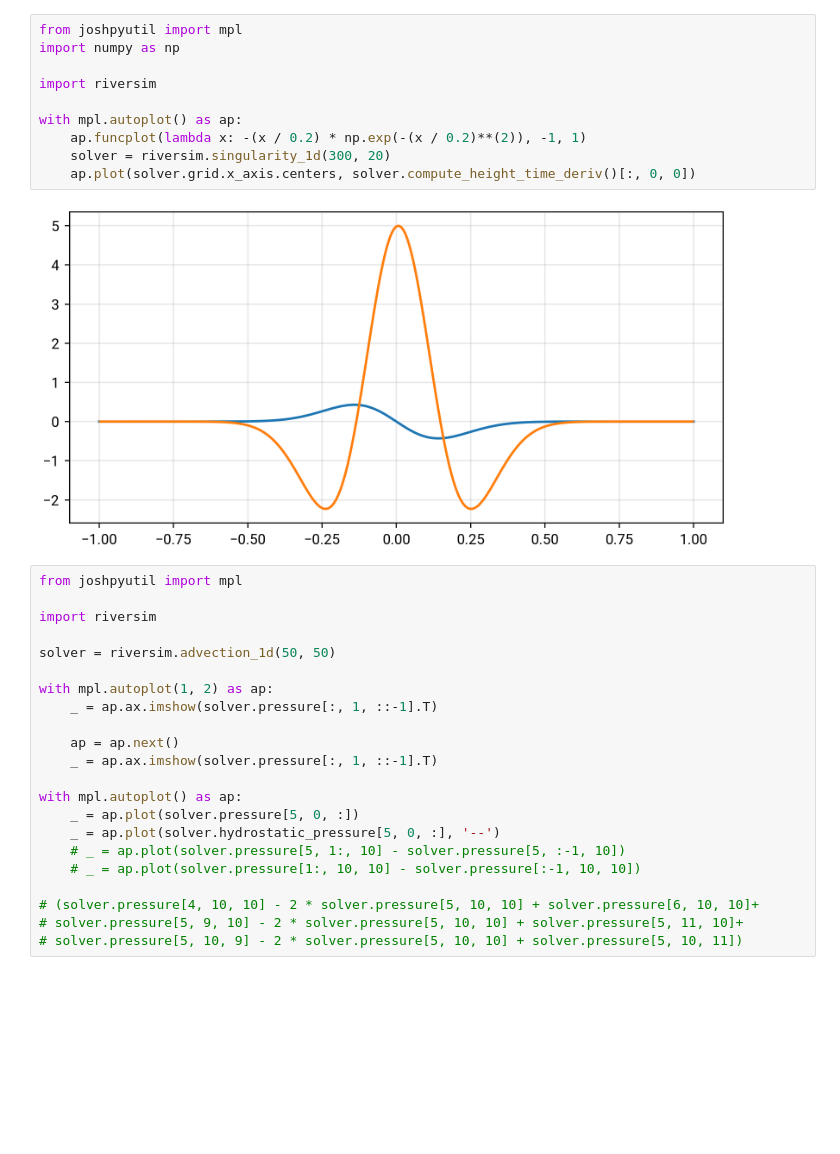
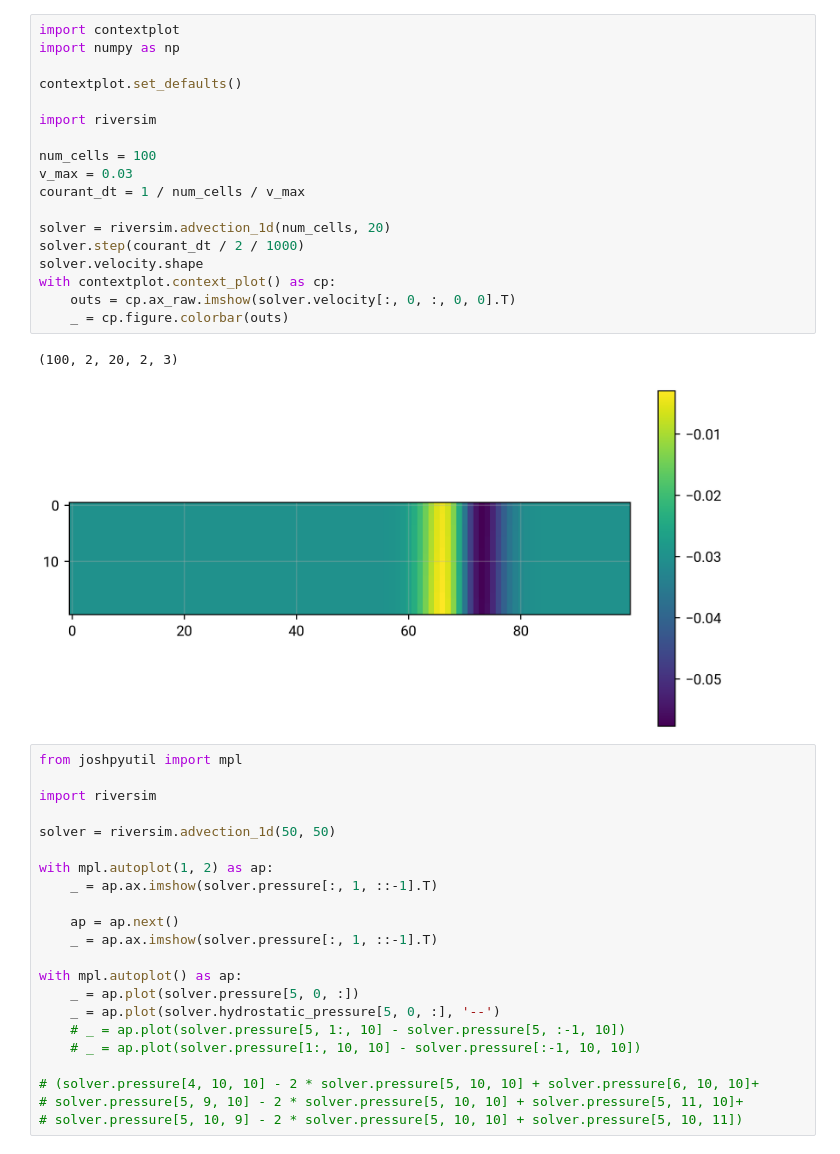
Before and after one commit to joshburkart/tsunami, a Jupyter notebook: riversim.ipynb, the cells around one changed output. Drawn from its saved outputs; the diff is of its cells as text; blank space fills up the shorter version.

Commit message:
Get velocity update working

```diff
--- a/riversim.ipynb
+++ b/riversim.ipynb
@@ -60,17 +57,26 @@ with mpl.autovideo(f'{example}.mp4', 2, frame_rate_hz=10) as av:
 # %% [output]
 [interactive output not drawn]
-# %%
-from joshpyutil import mpl
-import numpy as np
-
-import riversim
-
-with mpl.autoplot() as ap:
-    ap.funcplot(lambda x: -(x / 0.2) * np.exp(-(x / 0.2)**(2)), -1, 1)
-    solver = riversim.singularity_1d(300, 20)
-    ap.plot(solver.grid.x_axis.centers, solver.compute_height_time_deriv()[:, 0, 0])
-# %% [output]
-[figure, removed]
+# %%
+import contextplot
+import numpy as np
+
+contextplot.set_defaults()
+
+import riversim
+
+num_cells = 100
+v_max = 0.03
+courant_dt = 1 / num_cells / v_max
+
+solver = riversim.advection_1d(num_cells, 20)
+solver.step(courant_dt / 2 / 1000)
+solver.velocity.shape
+with contextplot.context_plot() as cp:
+    outs = cp.ax_raw.imshow(solver.velocity[:, 0, :, 0, 0].T)
+    _ = cp.figure.colorbar(outs)
+# %% [output]
+(100, 2, 20, 2, 3)
+[figure, added]
 # %%
 from joshpyutil import mpl
 
```
Also changed, not shown: parts of 2 cells of this notebook, 7 other files.
